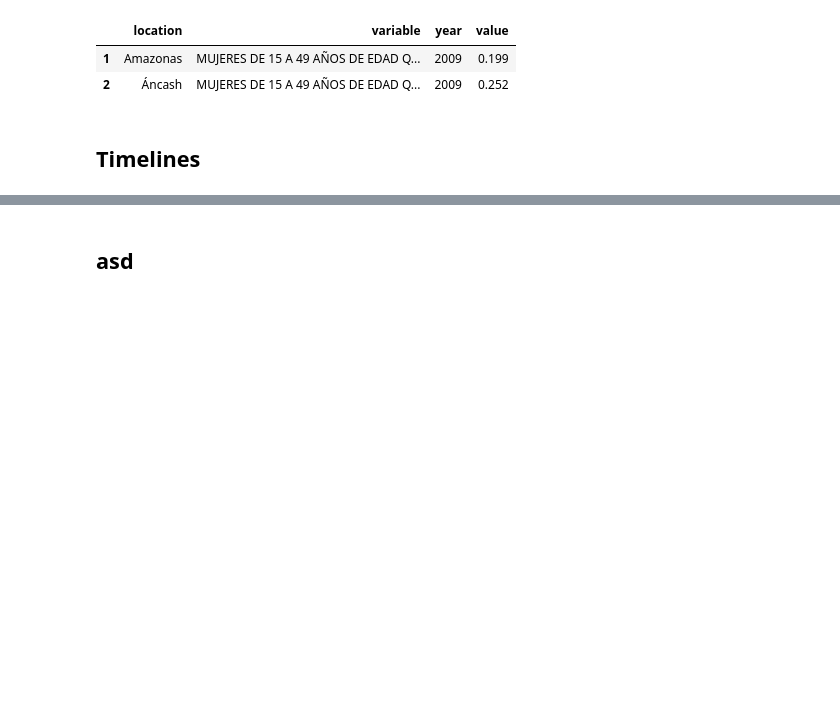
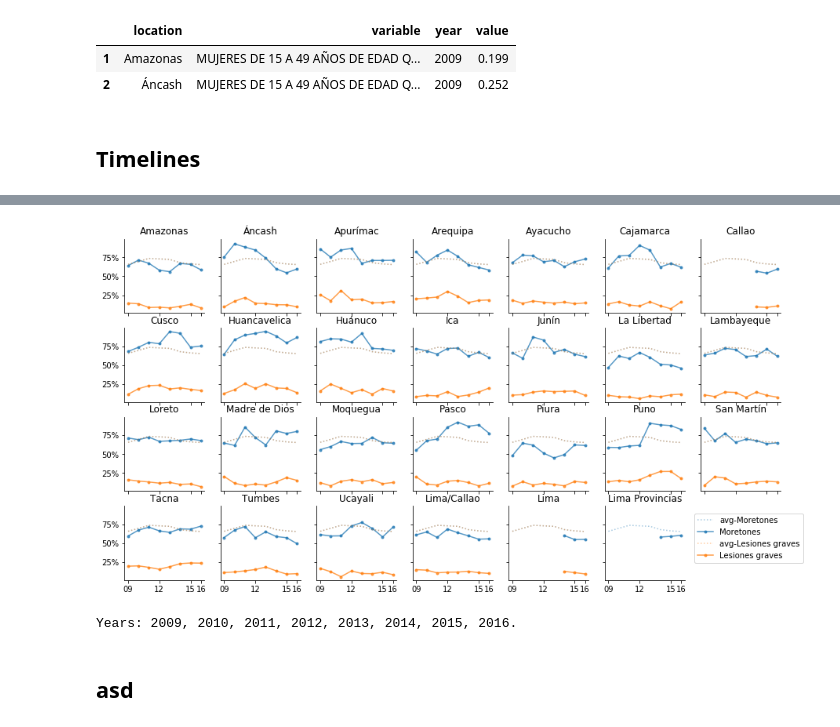
Before and after one commit to renato145/peru-stats, a Jupyter notebook: nbs/explore-vaw-endes.ipynb, the cells around one changed output, grey strips where cells are left out. Drawn from its saved outputs; the diff is of its cells as text; code cells hidden in the pictures; blank space fills up the shorter version.

Commit message:
timeline grid plot

```diff
--- a/nbs/explore-vaw-endes.ipynb
+++ b/nbs/explore-vaw-endes.ipynb
@@ -57,2 +69,16 @@ MUJERES DE 15 A 49 AÑOS DE EDAD ALGUNA VEZ UNIDAS QUE TUVIERON CONSECUENCIAS DE
+# %%
+plot_vars = [
+    'MUJERES DE 15 A 49 AÑOS DE EDAD ALGUNA VEZ UNIDAS QUE TUVIERON CONSECUENCIAS DE LA VIOLENCIA FÍSICA, EJERCIDA ALGUNA VEZ POR EL ESPOSO O COMPAÑERO / Moretones y dolores',
+    'MUJERES DE 15 A 49 AÑOS DE EDAD ALGUNA VEZ UNIDAS QUE TUVIERON CONSECUENCIAS DE LA VIOLENCIA FÍSICA, EJERCIDA ALGUNA VEZ POR EL ESPOSO O COMPAÑERO / Herida o lesión, hueso o dientes rotos, quemaduras'
+]
+plot_lbls = [
+    'Moretones',
+    'Lesiones graves'
+]
+plots.timeline_grid(dff, 'value', 'year', 'location', 'variable', plot_vars, plot_lbls, cols=7,
+                    percentage=True, legend=True, fs=(15,8), legend_bbox=(3,0.9), legend_loc='upper center')
+# %% [output]
+[figure, added]
+Years: 2009, 2010, 2011, 2012, 2013, 2014, 2015, 2016.
 # %% [markdown]
 ## asd
```
Also changed, not shown: parts of 2 cells of this notebook, 1 other file.
